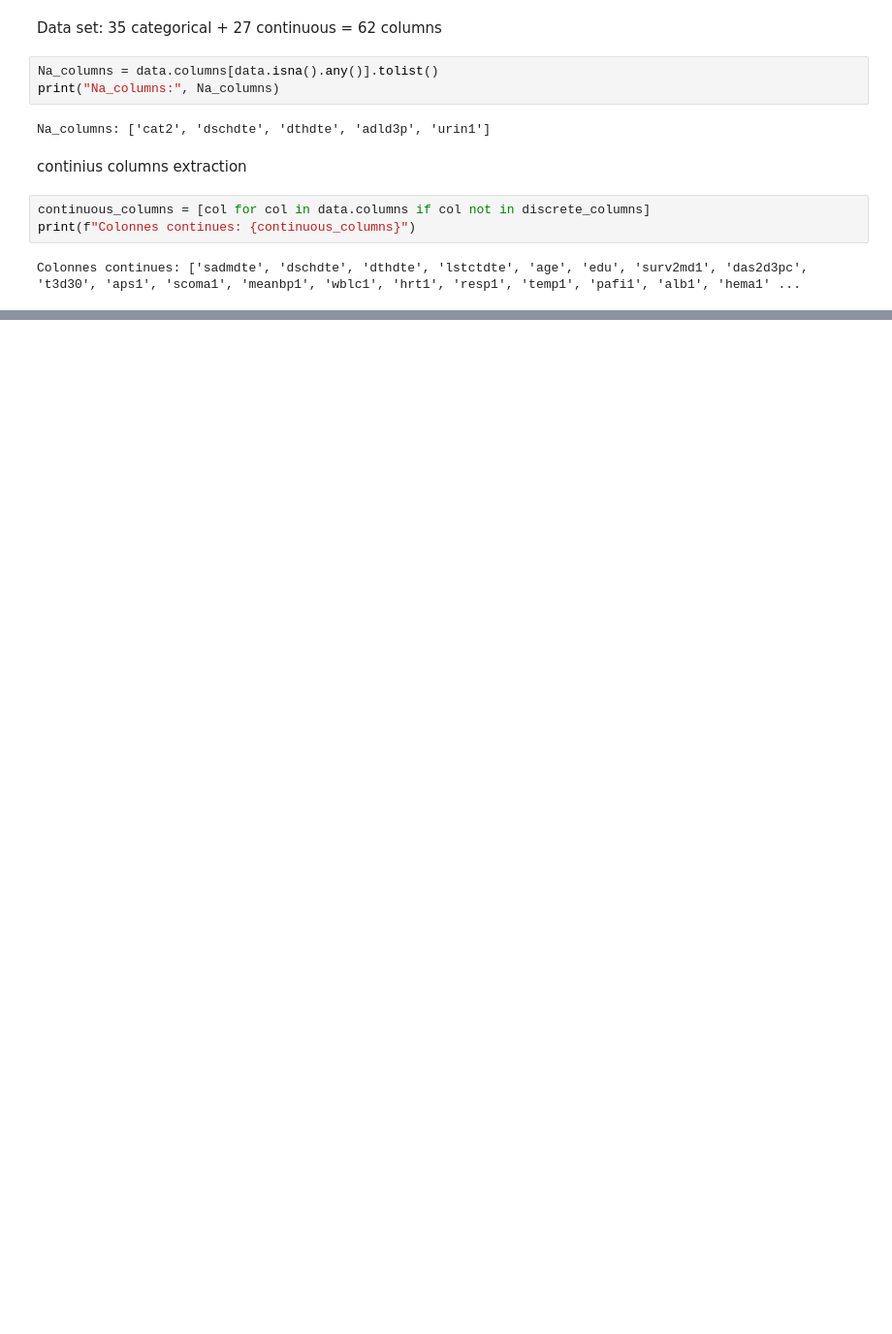
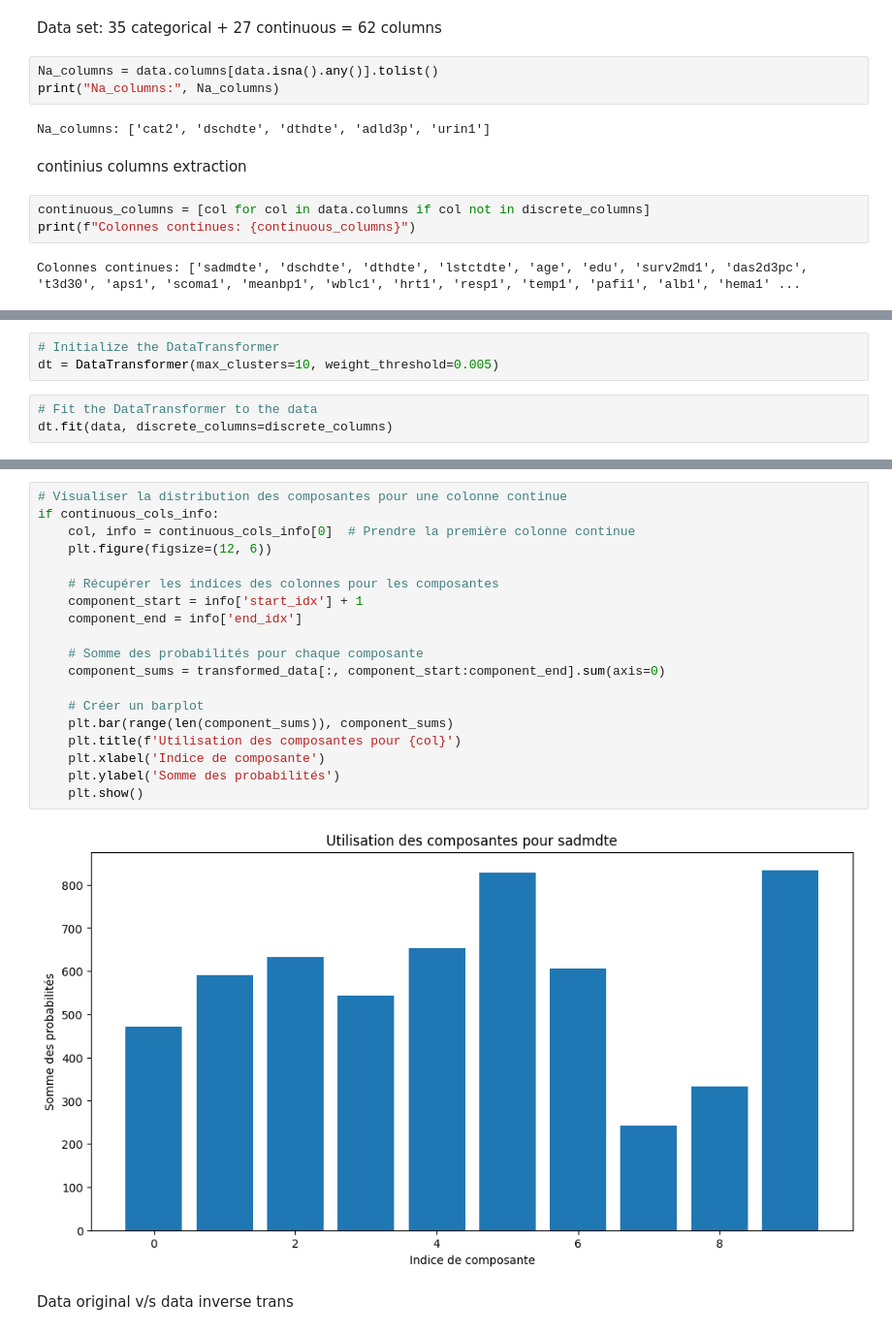
Before and after one commit to Martinfacot/tVAE_project, a Jupyter notebook: personnal_packages_new/test.ipynb, the cells around one changed output, grey strips where cells are left out. Shown: that part at 97% size. Saved outputs shown, nothing was run; the diff lists cells and outputs as text; blank space fills up the shorter version.

```diff
--- a/personnal_packages_new/test.ipynb
+++ b/personnal_packages_new/test.ipynb
@@ -39,0 +49,6 @@ Colonnes continues: ['sadmdte', 'dschdte', 'dthdte', 'lstctdte', 'age', 'edu', '
+# %%
+# Initialize the DataTransformer
+dt = DataTransformer(max_clusters=10, weight_threshold=0.005)
+# %%
+# Fit the DataTransformer to the data
+dt.fit(data, discrete_columns=discrete_columns)
@@ -39,0 +126,23 @@ Colonnes continues: ['sadmdte', 'dschdte', 'dthdte', 'lstctdte', 'age', 'edu', '
+# %%
+# Visualiser la distribution des composantes pour une colonne continue
+if continuous_cols_info:
+    col, info = continuous_cols_info[0]  # Prendre la première colonne continue
+    plt.figure(figsize=(12, 6))
+
+    # Récupérer les indices des colonnes pour les composantes
+    component_start = info['start_idx'] + 1
+    component_end = info['end_idx']
+
+    # Somme des probabilités pour chaque composante
+    component_sums = transformed_data[:, component_start:component_end].sum(axis=0)
+
+    # Créer un barplot
+    plt.bar(range(len(component_sums)), component_sums)
+    plt.title(f'Utilisation des composantes pour {col}')
+    plt.xlabel('Indice de composante')
+    plt.ylabel('Somme des probabilités')
+    plt.show()
+# %% [output]
+[figure, added]
+# %% [markdown]
+Data original v/s data inverse trans
```
Also changed, not shown: parts of 7 cells of this notebook.
